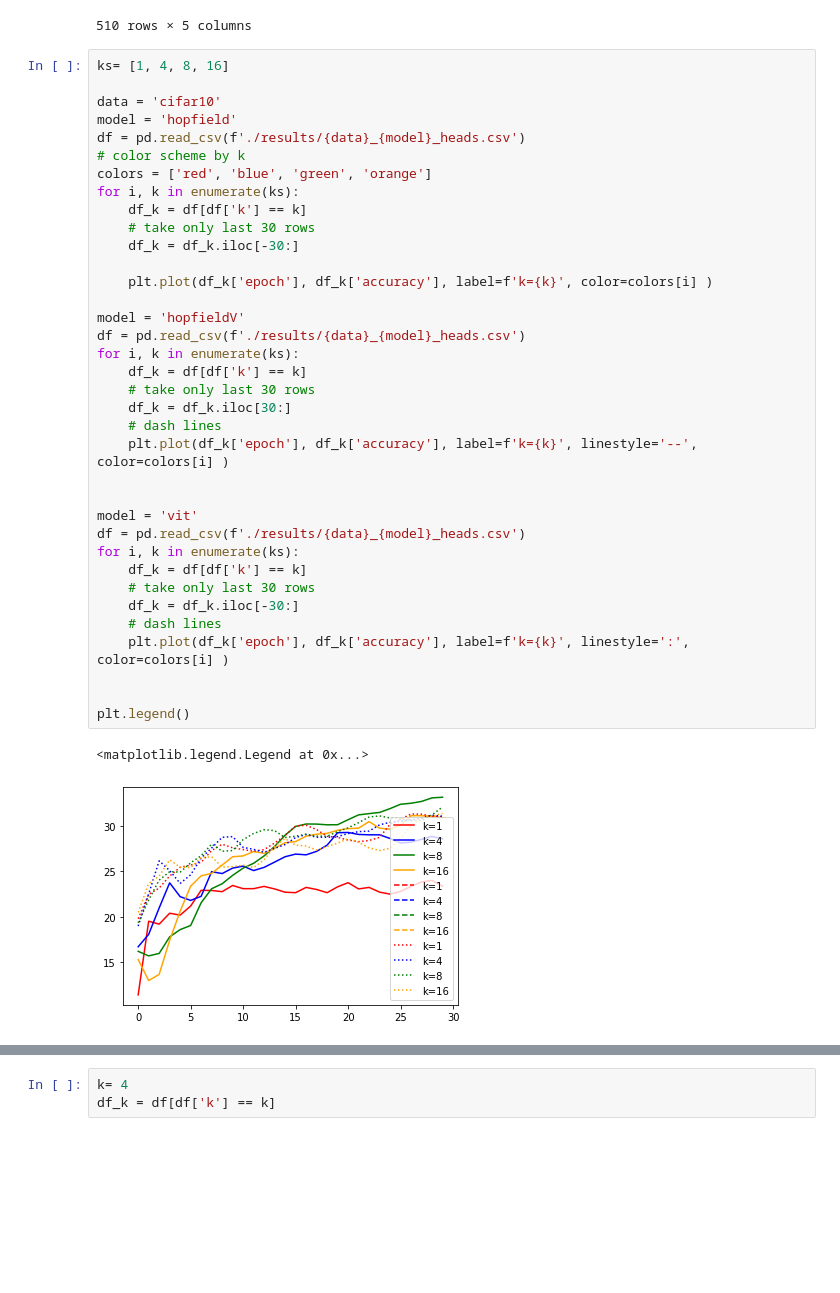
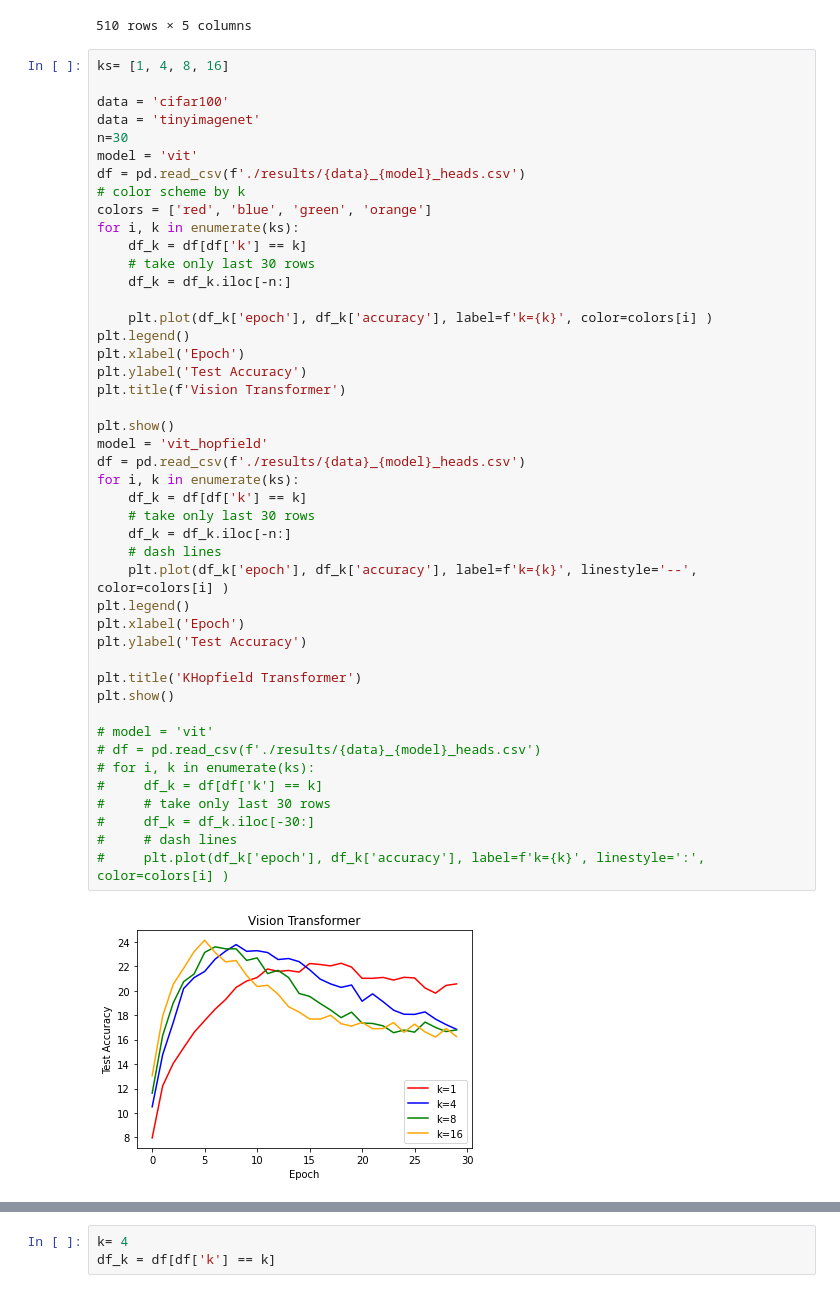
Before and after one commit to seanjaffe1/khopfield, a Jupyter notebook: vision_transformer.ipynb, the cells around one changed output, grey strips where cells are left out. Saved outputs shown, nothing was run; the diff lists cells and outputs as text; blank space fills up the shorter version.

```diff
--- a/vision_transformer.ipynb
+++ b/vision_transformer.ipynb
@@ -555,39 +622,47 @@ df
 # %%
 ks= [1, 4, 8, 16]
 
-data = 'cifar10'
-model = 'hopfield'
+data = 'cifar100'
+data = 'tinyimagenet'
+n=30
+model = 'vit'
 df = pd.read_csv(f'./results/{data}_{model}_heads.csv')
 # color scheme by k
 colors = ['red', 'blue', 'green', 'orange']
 for i, k in enumerate(ks):
     df_k = df[df['k'] == k]
     # take only last 30 rows
-    df_k = df_k.iloc[-30:]
+    df_k = df_k.iloc[-n:]
 
     plt.plot(df_k['epoch'], df_k['accuracy'], label=f'k={k}', color=colors[i] )
+plt.legend()
+plt.xlabel('Epoch')
+plt.ylabel('Test Accuracy')
+plt.title(f'Vision Transformer')
 
-model = 'hopfieldV'
+plt.show()
+model = 'vit_hopfield'
 df = pd.read_csv(f'./results/{data}_{model}_heads.csv')
 for i, k in enumerate(ks):
     df_k = df[df['k'] == k]
     # take only last 30 rows
-    df_k = df_k.iloc[30:]
+    df_k = df_k.iloc[-n:]
     # dash lines
     plt.plot(df_k['epoch'], df_k['accuracy'], label=f'k={k}', linestyle='--', color=colors[i] )
+plt.legend()
+plt.xlabel('Epoch')
+plt.ylabel('Test Accuracy')
 
+plt.title('KHopfield Transformer')
+plt.show()
 
-model = 'vit'
-df = pd.read_csv(f'./results/{data}_{model}_heads.csv')
-for i, k in enumerate(ks):
-    df_k = df[df['k'] == k]
-    # take only last 30 rows
-    df_k = df_k.iloc[-30:]
-    # dash lines
-    plt.plot(df_k['epoch'], df_k['accuracy'], label=f'k={k}', linestyle=':', color=colors[i] )
-
-
-plt.legend()
+# model = 'vit'
+# df = pd.read_csv(f'./results/{data}_{model}_heads.csv')
+# for i, k in enumerate(ks):
+#     df_k = df[df['k'] == k]
+#     # take only last 30 rows
+#     df_k = df_k.iloc[-30:]
+#     # dash lines
+#     plt.plot(df_k['epoch'], df_k['accuracy'], label=f'k={k}', linestyle=':', color=colors[i] )
 # %% [output]
-<matplotlib.legend.Legend at 0x...>
-[figure, old version]
+[figure, new version]
```
Also changed, not shown: parts of 11 cells of this notebook, 2 other files.
